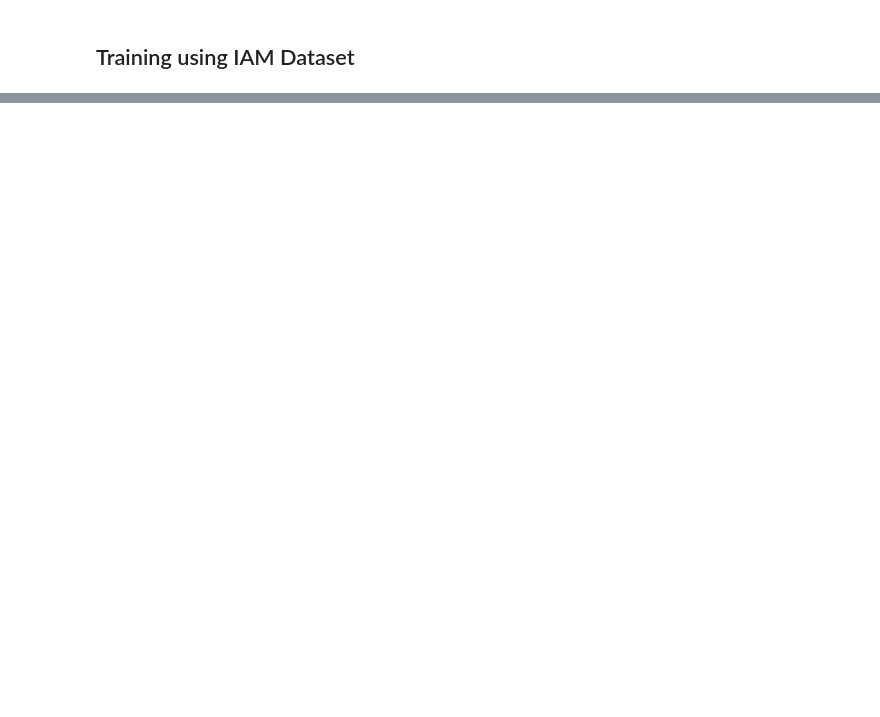
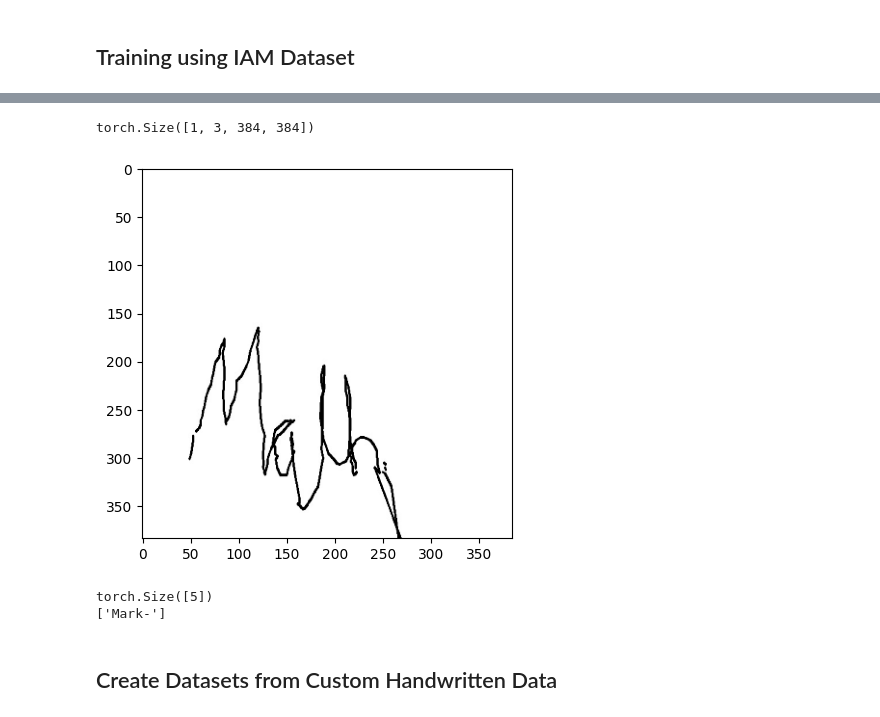
Before and after one commit to malhar212/finger-tracing-handwriting-recognition, a Jupyter notebook: scratch.ipynb, the cells around one changed output, grey strips where cells are left out. Drawn from its saved outputs; the diff is of its cells as text; code cells hidden in the pictures; blank space fills up the shorter version.

```diff
--- a/scratch.ipynb
+++ b/scratch.ipynb
@@ -384,0 +468,7 @@ OutOfMemoryError: CUDA out of memory. Tried to allocate 20.00 MiB (GPU 0; 4.00 G
+# %%
+#del model
+gc.collect()
+torch.cuda.empty_cache()
+device = torch.device("cuda" if torch.cuda.is_available() else "cpu")
+model = VisionEncoderDecoderModel.from_pretrained("iam_word_trained_1")
+model.to(device)
@@ -384,0 +541,18 @@ OutOfMemoryError: CUDA out of memory. Tried to allocate 20.00 MiB (GPU 0; 4.00 G
+# %%
+# get file name + text
+file_name = 'Malh.jpg'
+# prepare image (i.e. resize + normalize)
+image = Image.open(file_name).convert("RGB")
+pixel_values = processor(image, return_tensors="pt").pixel_values
+print(pixel_values.shape)
+# Convert pixel_values to a NumPy array
+pixel_values_np = pixel_values.squeeze().numpy()
+pixel_values_np = pixel_values_np.transpose(1, 2, 0)
+# Display the pixel values using matplotlib
+plt.imshow(pixel_values_np)
+plt.show()
+pred = model.generate(pixel_values.to(device))
+print(pred.squeeze().shape)
+stri = processor.batch_decode(pred, skip_special_tokens=True)
+print(stri)
+# %% [output]
@@ -384,0 +560,6 @@ OutOfMemoryError: CUDA out of memory. Tried to allocate 20.00 MiB (GPU 0; 4.00 G
+torch.Size([1, 3, 384, 384])
+[figure, added]
+torch.Size([5])
+['Mark-']
+# %% [markdown]
+## Create Datasets from Custom Handwritten Data
```
Also changed, not shown: parts of 60 cells of this notebook, 1 other file.
